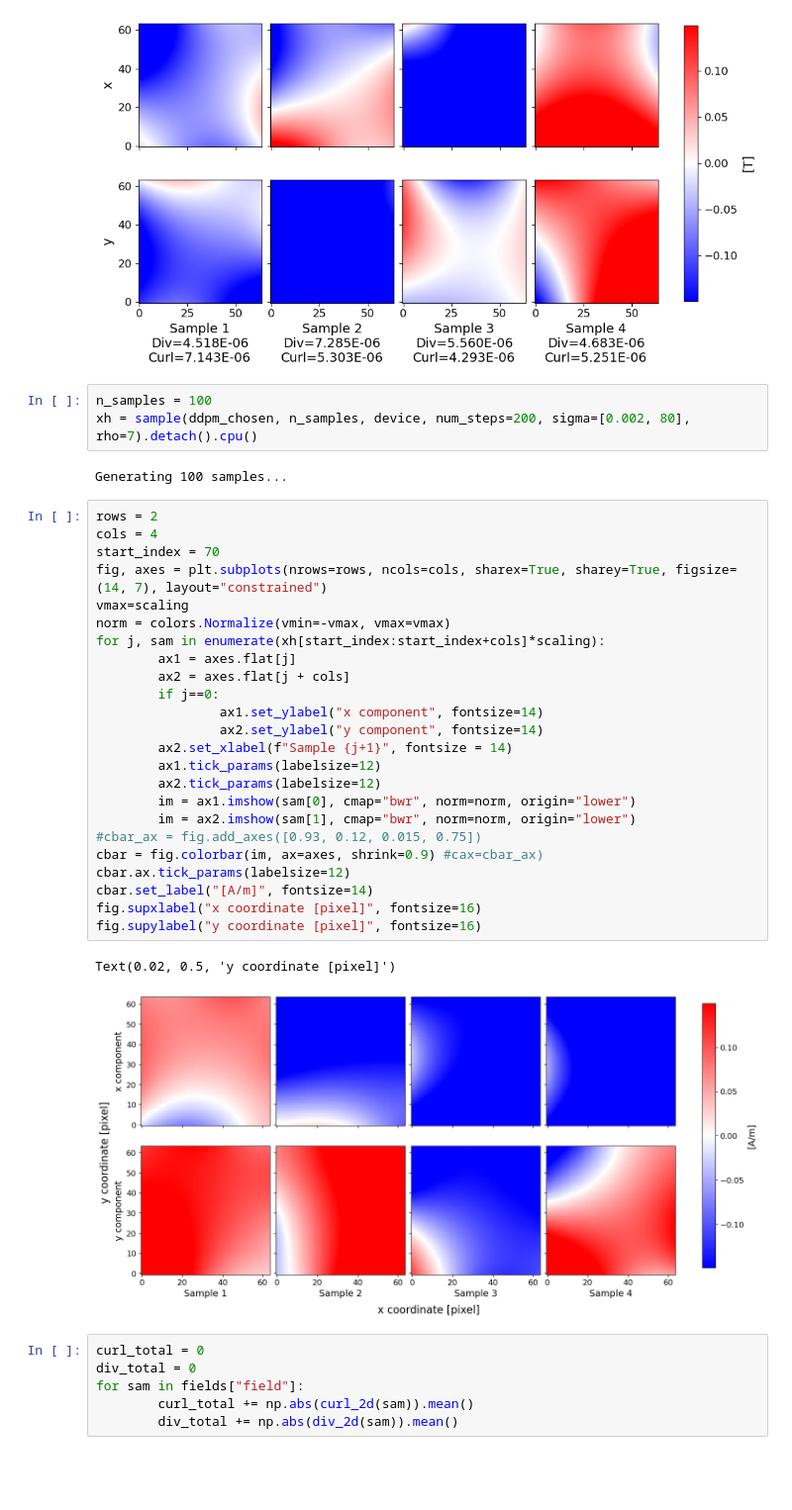
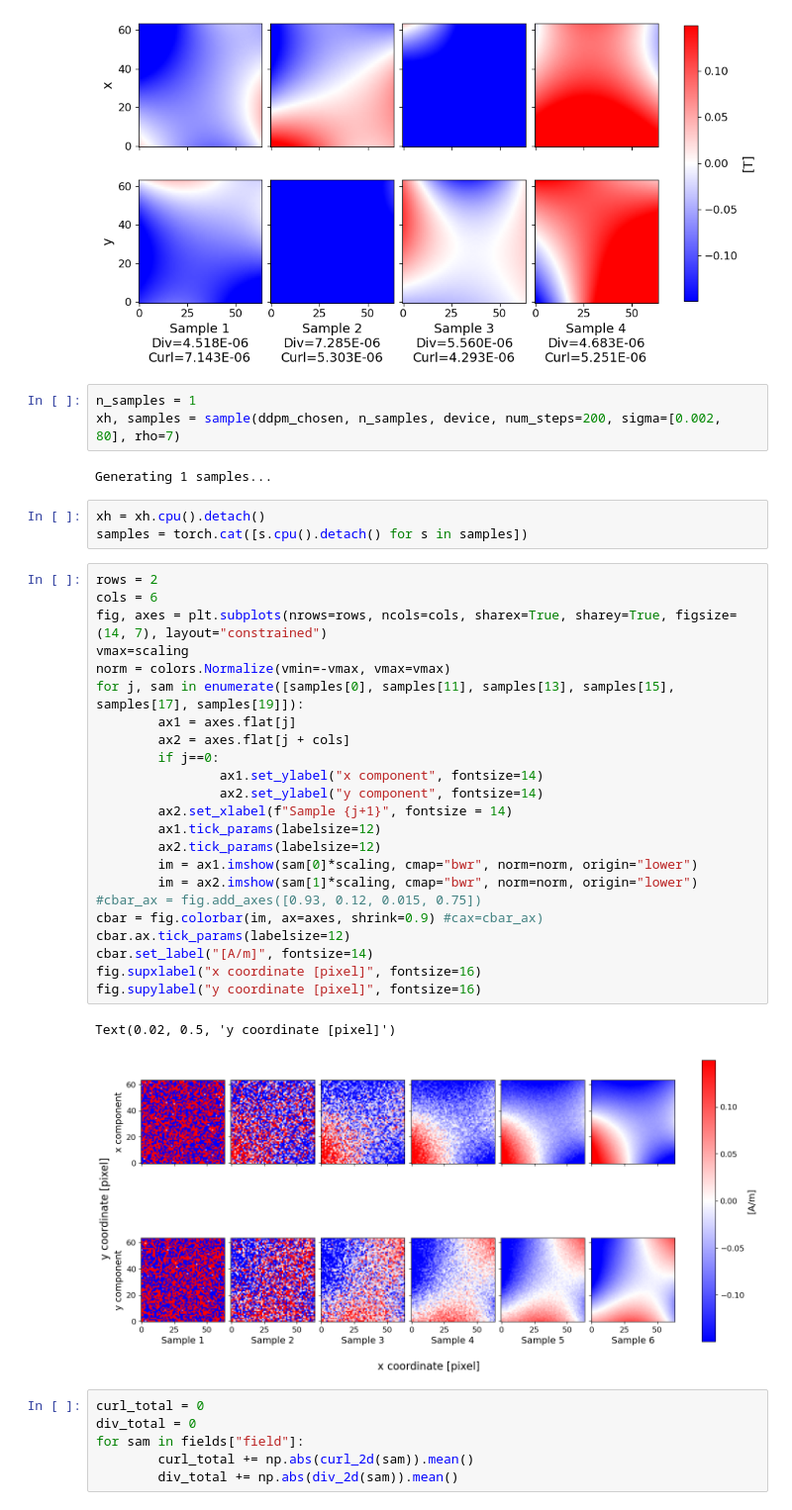
Before and after one commit to cmt-dtu-energy/mag-diffusion, a Jupyter notebook: nbs/results.ipynb, the cells around one changed output. Shown at 99% size. Drawn from its saved outputs; the diff is of its cells as text; blank space fills up the shorter version.

Commit message:
Changes to get denoising steps

```diff
--- a/nbs/results.ipynb
+++ b/nbs/results.ipynb
@@ -78,37 +78,39 @@ cbar1.set_label("[T]", fontsize=14)
 # %% [output]
 [figure]
 # %%
-n_samples = 100
-xh = sample(ddpm_chosen, n_samples, device, num_steps=200, sigma=[0.002, 80], rho=7).detach().cpu()
+n_samples = 1
+xh, samples = sample(ddpm_chosen, n_samples, device, num_steps=200, sigma=[0.002, 80], rho=7)
 # %% [output]
-Generating 100 samples...
+Generating 1 samples...
+# %%
+xh = xh.cpu().detach()
+samples = torch.cat([s.cpu().detach() for s in samples])
 # %%
 rows = 2
-cols = 4
-start_index = 70
+cols = 6
 fig, axes = plt.subplots(nrows=rows, ncols=cols, sharex=True, sharey=True, figsize=(14, 7), layout="constrained")
 vmax=scaling
 norm = colors.Normalize(vmin=-vmax, vmax=vmax)
-for j, sam in enumerate(xh[start_index:start_index+cols]*scaling):
+for j, sam in enumerate([samples[0], samples[11], samples[13], samples[15], samples[17], samples[19]]):
         ax1 = axes.flat[j]
         ax2 = axes.flat[j + cols]
         if j==0:
                 ax1.set_ylabel("x component", fontsize=14)
                 ax2.set_ylabel("y component", fontsize=14)
         ax2.set_xlabel(f"Sample {j+1}", fontsize = 14)
         ax1.tick_params(labelsize=12)
         ax2.tick_params(labelsize=12)
-        im = ax1.imshow(sam[0], cmap="bwr", norm=norm, origin="lower")
-        im = ax2.imshow(sam[1], cmap="bwr", norm=norm, origin="lower")
+        im = ax1.imshow(sam[0]*scaling, cmap="bwr", norm=norm, origin="lower")
+        im = ax2.imshow(sam[1]*scaling, cmap="bwr", norm=norm, origin="lower")
 #cbar_ax = fig.add_axes([0.93, 0.12, 0.015, 0.75])
 cbar = fig.colorbar(im, ax=axes, shrink=0.9) #cax=cbar_ax)
 cbar.ax.tick_params(labelsize=12)
 cbar.set_label("[A/m]", fontsize=14)
 fig.supxlabel("x coordinate [pixel]", fontsize=16)
 fig.supylabel("y coordinate [pixel]", fontsize=16)
 # %% [output]
 Text(0.02, 0.5, 'y coordinate [pixel]')
-[figure, old version]
+[figure, new version]
 # %%
 curl_total = 0
 div_total = 0
```
Also changed, not shown: 1 other file.
